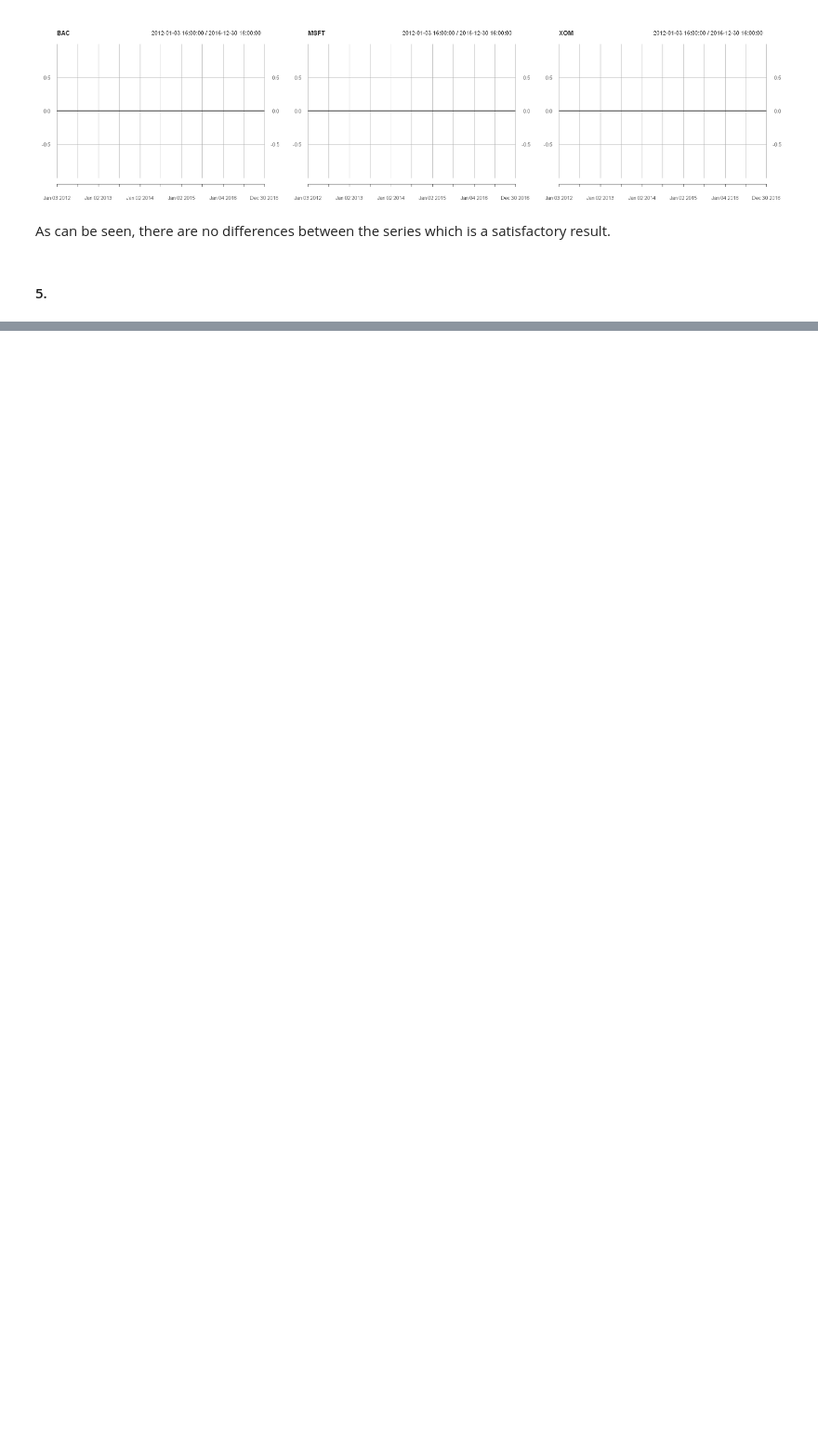
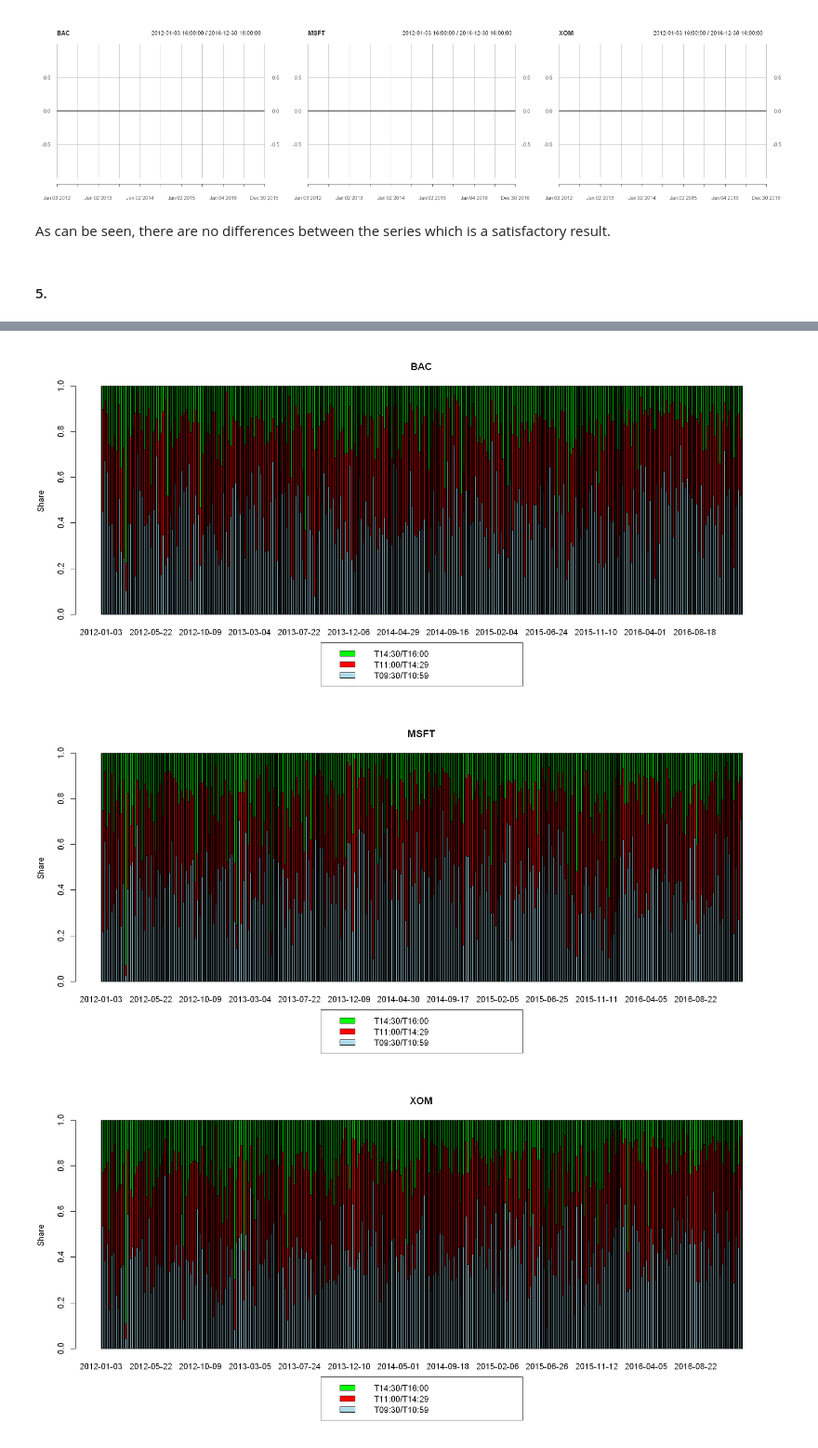
Before and after one commit to JanK0095/Financial-Econometrics-Course-Projects, a Jupyter notebook: HW3/FE1_HW3_Kubal_Mattanelli.ipynb, the cells around one changed output, grey strips where cells are left out. Shown at 93% size. Cells and saved outputs as stored; diff of their text form; code cells hidden in the pictures; blank space fills up the shorter version.

```diff
--- a/HW3/FE1_HW3_Kubal_Mattanelli.ipynb
+++ b/HW3/FE1_HW3_Kubal_Mattanelli.ipynb
@@ -1008,0 +1065,20 @@ As can be seen, there are no differences between the series which is a satisfact
+# %%
+#Calculating the percentage share of each intrady RV in daily RV
+percentage_shares_5min <- vector("list", 3) #Empty vector for the results
+for (i in 1:3) { #Looping through the tickers
+    time_removed <- lapply(real_var_subsets_5min[[i]], to.daily, OHLC = F) #Removing the time stamp from each subset for easier handling
+    percentage_shares_list <- lapply(time_removed, function(x) {x / daily_RV_5mins[[i]]}) #Calculating the shares for each subset
+    percentage_shares_5min[[i]] <- merge.xts(percentage_shares_list[[1]], percentage_shares_list[[2]], percentage_shares_list[[3]]) #Merging the results into a single xts object (3 shares per day)
+    names(percentage_shares_5min[[i]]) <- sub_periods #Renaming the series for plotting
+}
+# %%
+#Plotting
+options(repr.plot.width = 15, repr.plot.height = 7)
+par(mar = c(8, 4, 4, 2)) #Making a space for the legend
+for (i in 1:3) { #Looping through the tickers
+    barplot(na.omit(percentage_shares_5min[[i]]), col = c("lightblue", "red", "green"), space = 0, main = stock_names[i], ylab = "Share", legend = T, args.legend = list(x = "bottom", inset = -0.3)) #Omitting 2 NAs that emerged in XOM after merging
+}
+# %% [output]
+[figure, added]
+[figure, added]
+[figure, added]
```
Also changed, not shown: parts of 13 cells of this notebook.
